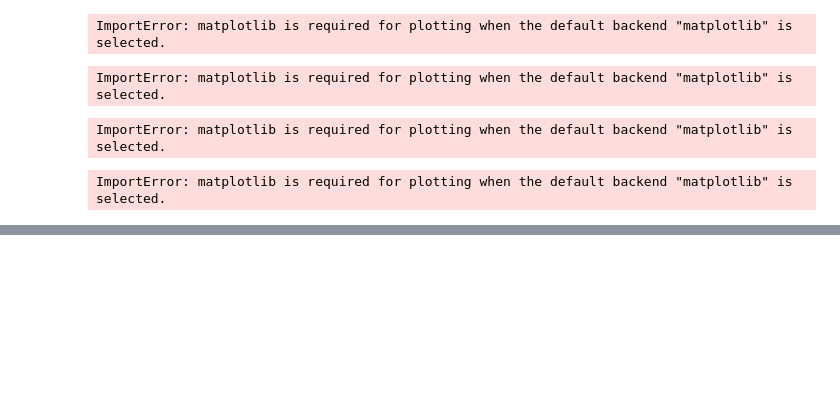
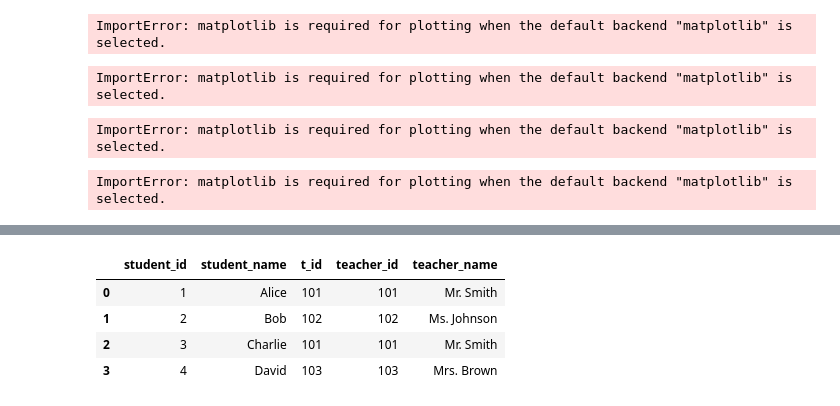
Before and after one commit to Fatima-naeem66744/batch-62, a Jupyter notebook: learn_python/python-lectures/class19.ipynb, the cells around one changed output, grey strips where cells are left out. Cells and saved outputs as stored; diff of their text form; code cells hidden in the pictures; blank space fills up the shorter version.

```diff
--- a/learn_python/python-lectures/class19.ipynb
+++ b/learn_python/python-lectures/class19.ipynb
@@ -683,0 +833,9 @@ ImportError: matplotlib is required for plotting when the default backend "matpl
+# %%
+df = pd.merge(students , teachers , left_on = "t_id" , right_on="teacher_id" , how="inner")
+df
+# %% [output]
+|  | student_id | student_name | t_id | teacher_id | teacher_name |
+| 0 | 1 | Alice | 101 | 101 | Mr. Smith |
+| 1 | 2 | Bob | 102 | 102 | Ms. Johnson |
+| 2 | 3 | Charlie | 101 | 101 | Mr. Smith |
+| 3 | 4 | David | 103 | 103 | Mrs. Brown |
```
Also changed, not shown: parts of 28 cells of this notebook, 17 other files.
